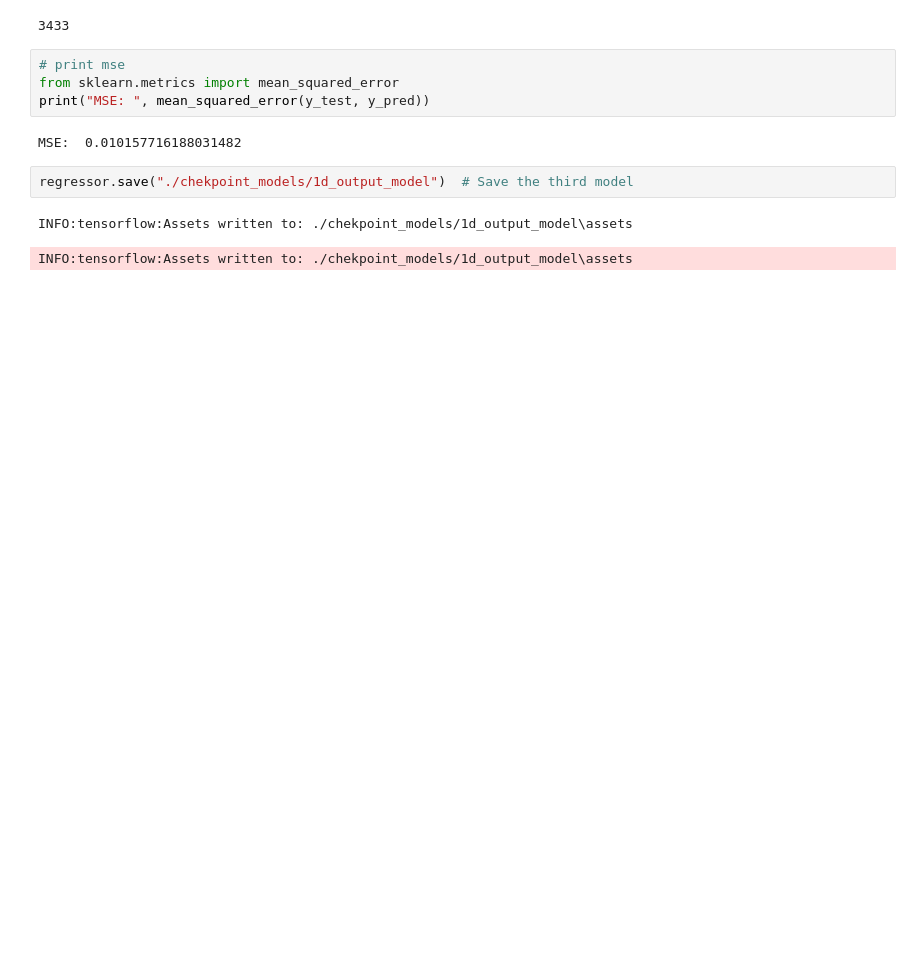
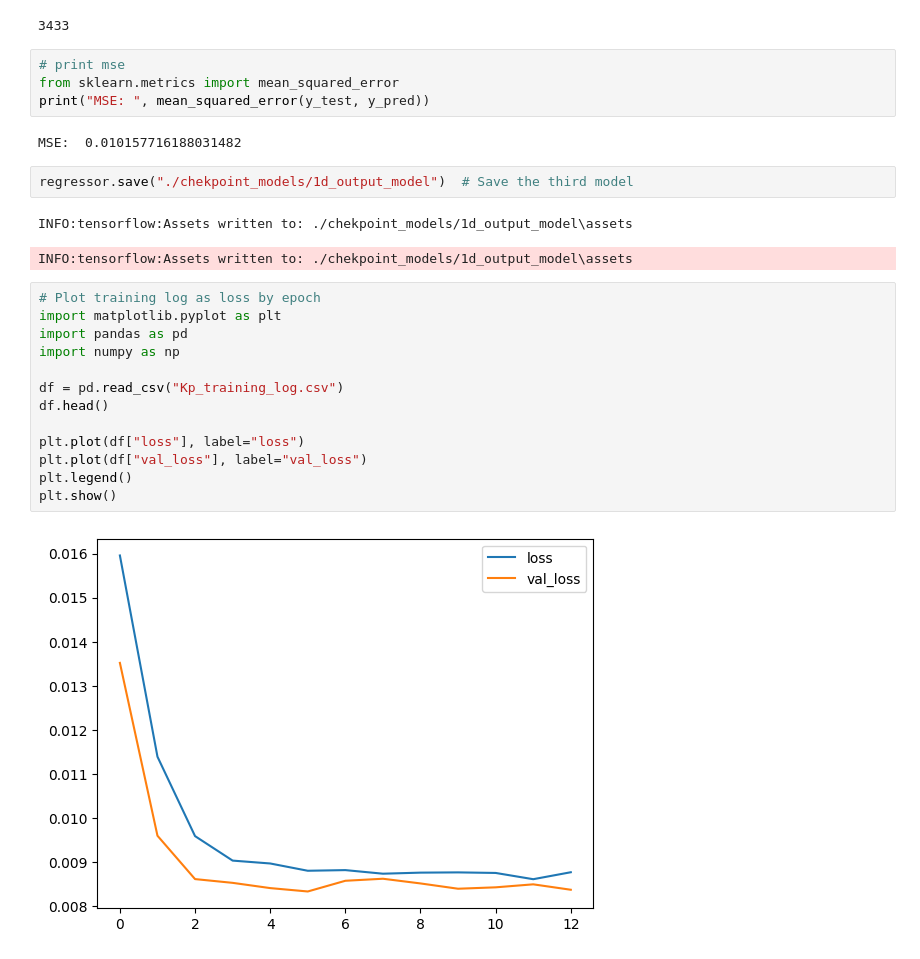
Before and after one commit to Lyra0710/Solar-Flare-Detection, a Jupyter notebook: model_3h_v2.ipynb, the cells around one changed output. Saved outputs shown, nothing was run; the diff lists cells and outputs as text; blank space fills up the shorter version.

```diff
--- a/model_3h_v2.ipynb
+++ b/model_3h_v2.ipynb
@@ -532,3 +539,18 @@ regressor.save("./chekpoint_models/1d_output_model")  # Save the third model
 # %% [output]
 INFO:tensorflow:Assets written to: ./chekpoint_models/1d_output_model\assets
 INFO:tensorflow:Assets written to: ./chekpoint_models/1d_output_model\assets
+# %%
+# Plot training log as loss by epoch
+import matplotlib.pyplot as plt
+import pandas as pd
+import numpy as np
+
+df = pd.read_csv("Kp_training_log.csv")
+df.head()
+
+plt.plot(df["loss"], label="loss")
+plt.plot(df["val_loss"], label="val_loss")
+plt.legend()
+plt.show()
+# %% [output]
+[figure, added]
```
Also changed, not shown: parts of 3 cells of this notebook, 4 other files.
